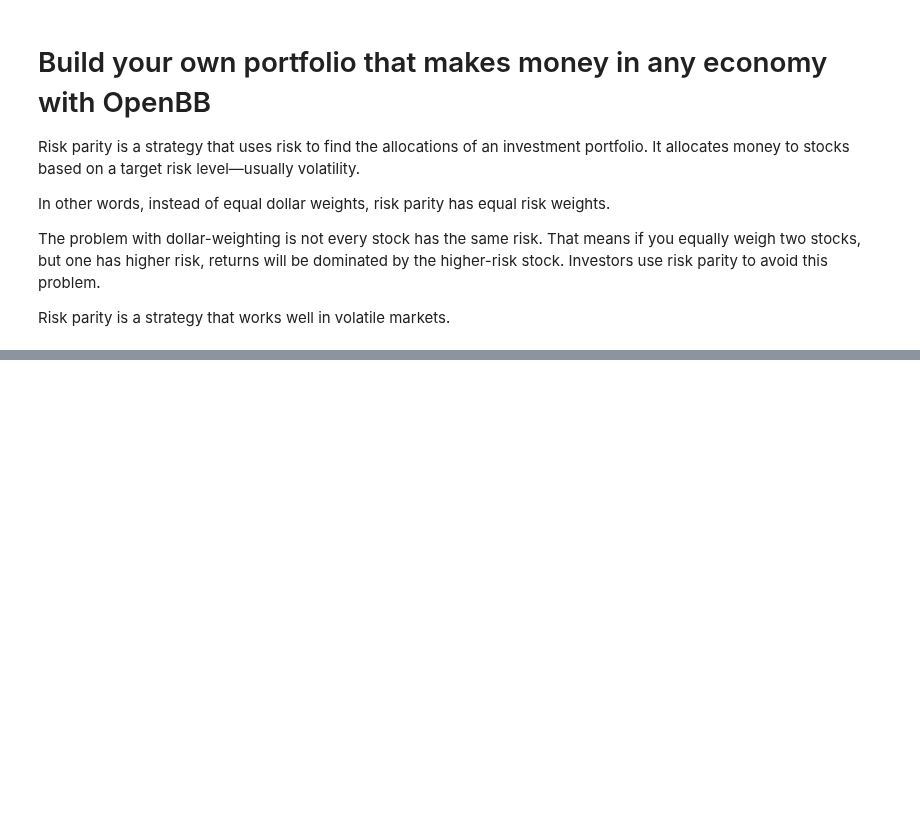
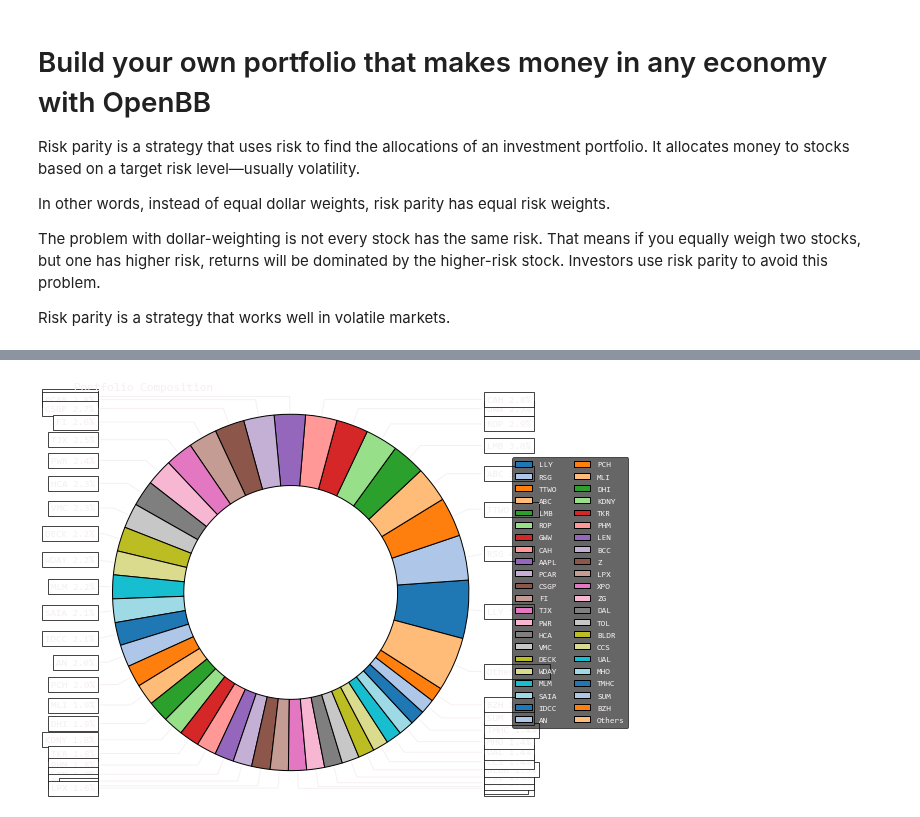
Before and after one commit to baslia/quant_analysis, a Jupyter notebook: portfolio_comp.ipynb, the cells around one changed output, grey strips where cells are left out. Drawn from its saved outputs; the diff is of its cells as text; code cells hidden in the pictures; blank space fills up the shorter version.

```diff
--- a/portfolio_comp.ipynb
+++ b/portfolio_comp.ipynb
@@ -28,0 +30,29 @@ ModuleNotFoundError: No module named 'riskfolio'
+# %%
+# OpenBB has a function that returns a list of stocks based on a screener. In this case, you’ll find stocks that are at new highs. Then filter this data to include only stocks with prices above $15 and from the US. Store the tickers in a list and download their historical data for a range of dates.
+
+# Next, compute the returns and clean the data.
+
+returns = data.pct_change()[1:]
+returns.dropna(how="any", axis=1, inplace=True)
+# Calculate the percentage change in the historical data to get the returns and drop any missing values.
+# %%
+# Build the risk parity portfolio
+
+# Now, let’s move on to building the risk parity portfolio using RiskFolio.
+
+port = rp.Portfolio(returns=returns)
+
+port.assets_stats(method_mu='hist', method_cov='hist', d=0.94)
+
+port.lowerret = 0.0008
+w_rp_c = port.rp_optimization(
+    model="Classic",
+    rm="MV",
+    hist=True,
+    rf=0,
+    b=None
+)
+# %%
+ax = rp.plot_pie(w=w_rp_c)
+# %% [output]
+[figure, added]
```
Also changed, not shown: parts of 3 cells of this notebook.
